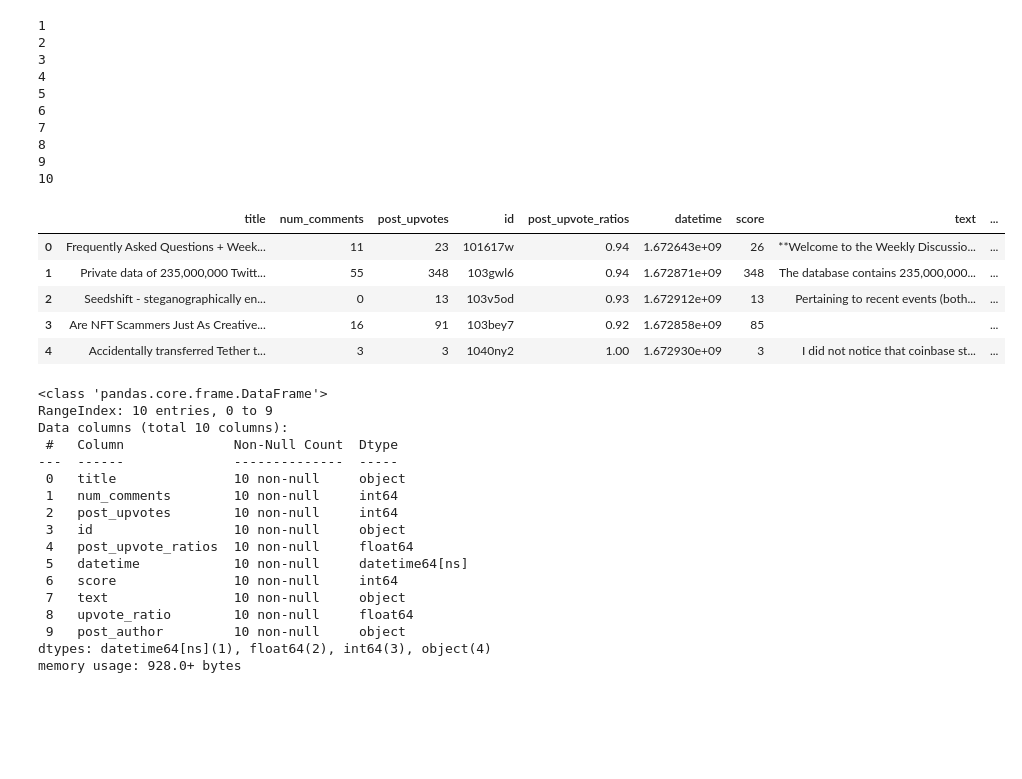
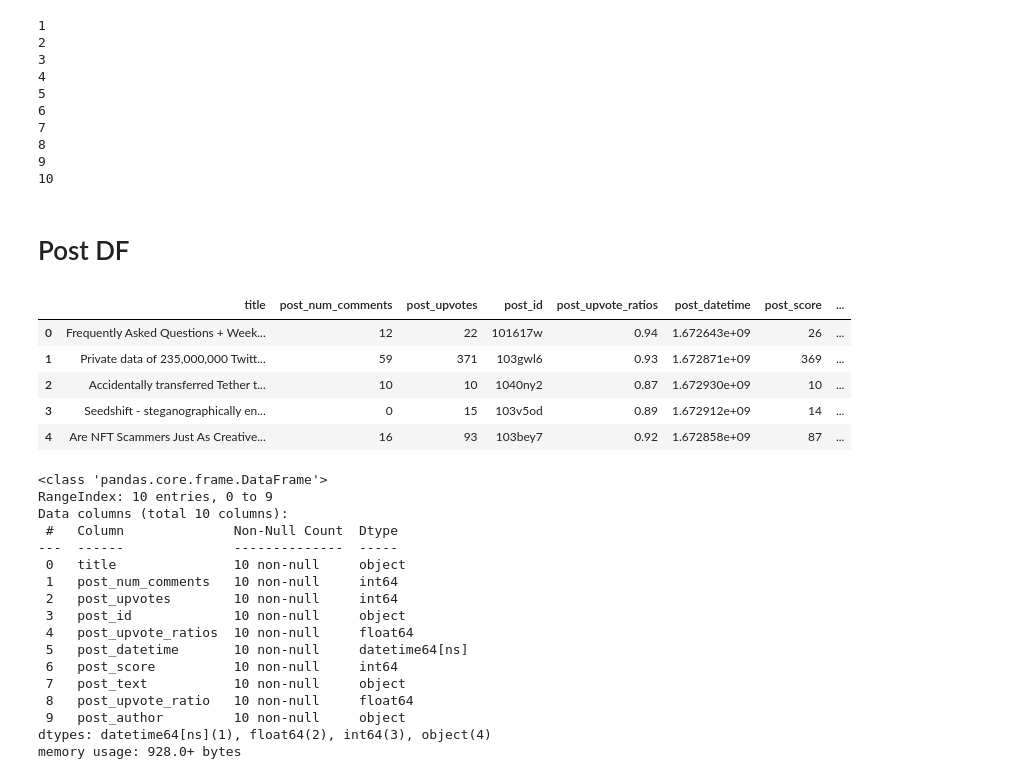
Before and after one commit to ssaurbier/subreddit_nlp, a Jupyter notebook: API.ipynb, the cells around one changed output. Cells and saved outputs as stored; diff of their text form; code cells hidden in the pictures; blank space fills up the shorter version.

Commit message:
pausing on comment merge

```diff
--- a/API.ipynb
+++ b/API.ipynb
@@ -101,10 +112,12 @@ for submission in subreddit.hot(limit=10):
+# %% [markdown]
+# Post DF
 # %%
-df_post.head()
+df_posts.head()
 # %% [output]
-|  | title | num_comments | post_upvotes | id | post_upvote_ratios | datetime | score | text | ... |
-| 0 | Frequently Asked Questions + Week... | 11 | 23 | 101617w | 0.94 | 1.672643e+09 | 26 | **Welcome to the Weekly Discussio... | ... |
-| 1 | Private data of 235,000,000 Twitt... | 55 | 348 | 103gwl6 | 0.94 | 1.672871e+09 | 348 | The database contains 235,000,000... | ... |
-| 2 | Seedshift - steganographically en... | 0 | 13 | 103v5od | 0.93 | 1.672912e+09 | 13 | Pertaining to recent events (both... | ... |
-| 3 | Are NFT Scammers Just As Creative... | 16 | 91 | 103bey7 | 0.92 | 1.672858e+09 | 85 |  | ... |
-| 4 | Accidentally transferred Tether t... | 3 | 3 | 1040ny2 | 1.00 | 1.672930e+09 | 3 | I did not notice that coinbase st... | ... |
+|  | title | post_num_comments | post_upvotes | post_id | post_upvote_ratios | post_datetime | post_score | ... |
+| 0 | Frequently Asked Questions + Week... | 12 | 22 | 101617w | 0.94 | 1.672643e+09 | 26 | ... |
+| 1 | Private data of 235,000,000 Twitt... | 59 | 371 | 103gwl6 | 0.93 | 1.672871e+09 | 369 | ... |
+| 2 | Accidentally transferred Tether t... | 10 | 10 | 1040ny2 | 0.87 | 1.672930e+09 | 10 | ... |
+| 3 | Seedshift - steganographically en... | 0 | 15 | 103v5od | 0.89 | 1.672912e+09 | 14 | ... |
+| 4 | Are NFT Scammers Just As Creative... | 16 | 93 | 103bey7 | 0.92 | 1.672858e+09 | 87 | ... |
 # %%
@@ -112,5 +125,5 @@ df_post['datetime'] = pd.to_datetime(df_post['datetime'], unit = 's')
 # %%
-df_post.info()
+df_posts.info()
 # %% [output]
 <class 'pandas.core.frame.DataFrame'>
 RangeIndex: 10 entries, 0 to 9
@@ -118,14 +131,14 @@ Data columns (total 10 columns):
  #   Column              Non-Null Count  Dtype
 ---  ------              --------------  -----
  0   title               10 non-null     object
- 1   num_comments        10 non-null     int64
+ 1   post_num_comments   10 non-null     int64
  2   post_upvotes        10 non-null     int64
- 3   id                  10 non-null     object
+ 3   post_id             10 non-null     object
  4   post_upvote_ratios  10 non-null     float64
- 5   datetime            10 non-null     datetime64[ns]
- 6   score               10 non-null     int64
- 7   text                10 non-null     object
- 8   upvote_ratio        10 non-null     float64
+ 5   post_datetime       10 non-null     datetime64[ns]
+ 6   post_score          10 non-null     int64
+ 7   post_text           10 non-null     object
+ 8   post_upvote_ratio   10 non-null     float64
  9   post_author         10 non-null     object
 dtypes: datetime64[ns](1), float64(2), int64(3), object(4)
 memory usage: 928.0+ bytes
```
Also changed, not shown: parts of 8 cells of this notebook.
